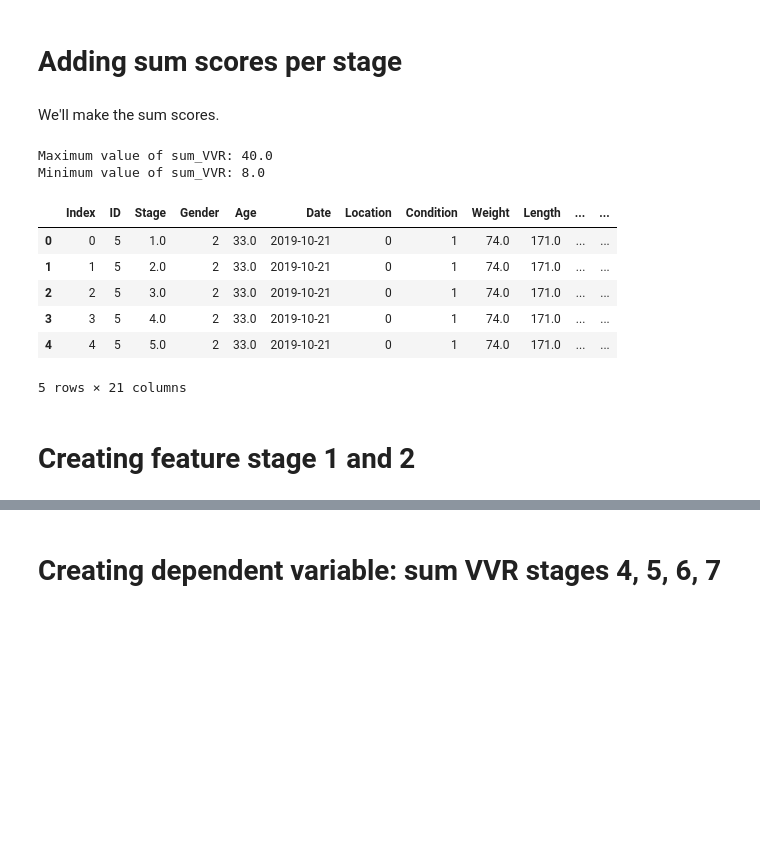
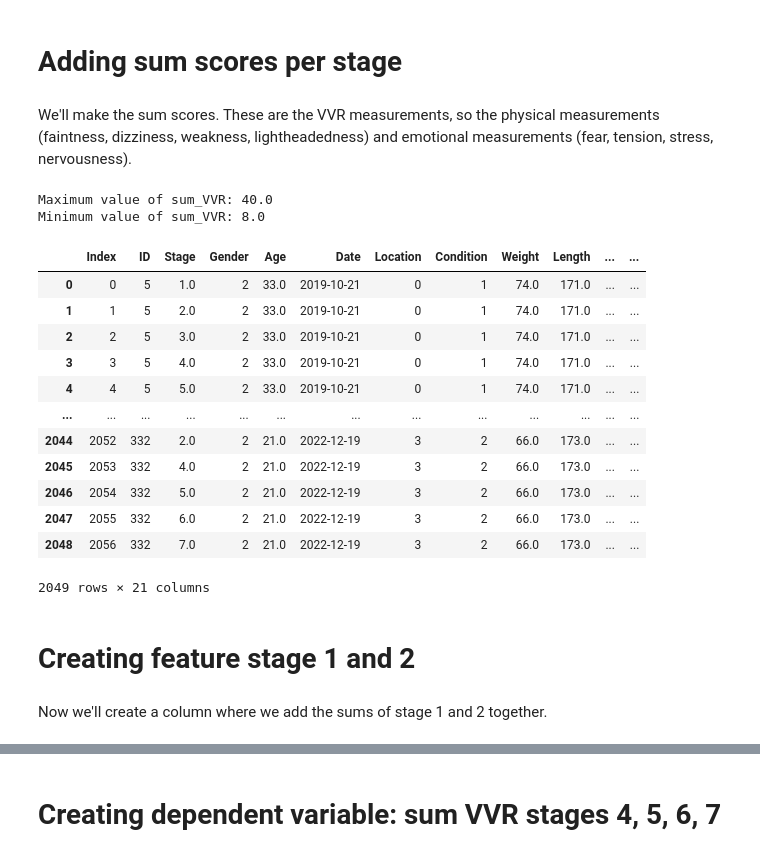
Before and after one commit to DionneSpaltman/predicting_VVR, a Jupyter notebook: processing/donor_info/preprocessing_donorinfo.ipynb, the cells around one changed output, grey strips where cells are left out. Drawn from its saved outputs; the diff is of its cells as text; code cells hidden in the pictures; blank space fills up the shorter version.

Commit message:
cleaned preprocessing donor info

```diff
--- a/processing/donor_info/preprocessing_donorinfo.ipynb
+++ b/processing/donor_info/preprocessing_donorinfo.ipynb
@@ -8,5 +10,5 @@ First we load the data.
 # %%
-path_name = '/Users/dionnespaltman/Desktop/V4/VVR_measurements/VVR_measurements.csv'
-VVR_measurements = pd.read_csv(path_name)
-VVR_measurements.rename(columns={'Unnamed: 0': 'Index'}, inplace=True)
+path_name = '/Users/dionnespaltman/Desktop/V5/raw_donor_info.csv'
+raw_donor_info = pd.read_csv(path_name)
+raw_donor_info.rename(columns={'Unnamed: 0': 'Index'}, inplace=True)
 # %%
@@ -27,30 +29,38 @@ display(VVR_measurements)
 2049 rows × 20 columns
 # %% [markdown]
 # Adding sum scores per stage
-# %% [markdown]
-We'll make the sum scores.
+# %% [markdown]
+We'll make the sum scores. These are the VVR measurements, so the physical measurements (faintness, dizziness, weakness, lightheadedness) and emotional measurements (fear, tension, stress, nervousness).
 # %%
 # Sum the specified measurements to create the new column
-VVR_measurements['Sum_VVR'] = VVR_measurements[['Faintness', 'Dizziness', 'Weakness', 'Lightheadedness', 'Fear', 'Tension', 'Stress', 'Nervousness']].sum(axis=1, skipna=True)
+raw_donor_info['Sum_VVR'] = raw_donor_info[['Faintness', 'Dizziness', 'Weakness', 'Lightheadedness', 'Fear', 'Tension', 'Stress', 'Nervousness']].sum(axis=1, skipna=True)
 
 # Get the maximum and minimum values of the sum_VVR column
-max_sum_VVR = VVR_measurements['Sum_VVR'].max()
-min_sum_VVR = VVR_measurements['Sum_VVR'].min()
+max_sum_VVR = raw_donor_info['Sum_VVR'].max()
+min_sum_VVR = raw_donor_info['Sum_VVR'].min()
 
 print("Maximum value of sum_VVR:", max_sum_VVR)
 print("Minimum value of sum_VVR:", min_sum_VVR)
 
-display(VVR_measurements.head(5))
+display(raw_donor_info)
 # %% [output]
 Maximum value of sum_VVR: 40.0
 Minimum value of sum_VVR: 8.0
 |  | Index | ID | Stage | Gender | Age | Date | Location | Condition | Weight | Length | ... | ... |
 | 0 | 0 | 5 | 1.0 | 2 | 33.0 | 2019-10-21 | 0 | 1 | 74.0 | 171.0 | ... | ... |
 | 1 | 1 | 5 | 2.0 | 2 | 33.0 | 2019-10-21 | 0 | 1 | 74.0 | 171.0 | ... | ... |
 | 2 | 2 | 5 | 3.0 | 2 | 33.0 | 2019-10-21 | 0 | 1 | 74.0 | 171.0 | ... | ... |
 | 3 | 3 | 5 | 4.0 | 2 | 33.0 | 2019-10-21 | 0 | 1 | 74.0 | 171.0 | ... | ... |
 | 4 | 4 | 5 | 5.0 | 2 | 33.0 | 2019-10-21 | 0 | 1 | 74.0 | 171.0 | ... | ... |
+| ... | ... | ... | ... | ... | ... | ... | ... | ... | ... | ... | ... | ... |
+| 2044 | 2052 | 332 | 2.0 | 2 | 21.0 | 2022-12-19 | 3 | 2 | 66.0 | 173.0 | ... | ... |
+| 2045 | 2053 | 332 | 4.0 | 2 | 21.0 | 2022-12-19 | 3 | 2 | 66.0 | 173.0 | ... | ... |
+| 2046 | 2054 | 332 | 5.0 | 2 | 21.0 | 2022-12-19 | 3 | 2 | 66.0 | 173.0 | ... | ... |
+| 2047 | 2055 | 332 | 6.0 | 2 | 21.0 | 2022-12-19 | 3 | 2 | 66.0 | 173.0 | ... | ... |
+| 2048 | 2056 | 332 | 7.0 | 2 | 21.0 | 2022-12-19 | 3 | 2 | 66.0 | 173.0 | ... | ... |
-5 rows × 21 columns
+2049 rows × 21 columns
 # %% [markdown]
 # Creating feature stage 1 and 2
+# %% [markdown]
+Now we'll create a column where we add the sums of stage 1 and 2 together.
 # %%
```
Also changed, not shown: parts of 14 cells of this notebook.
